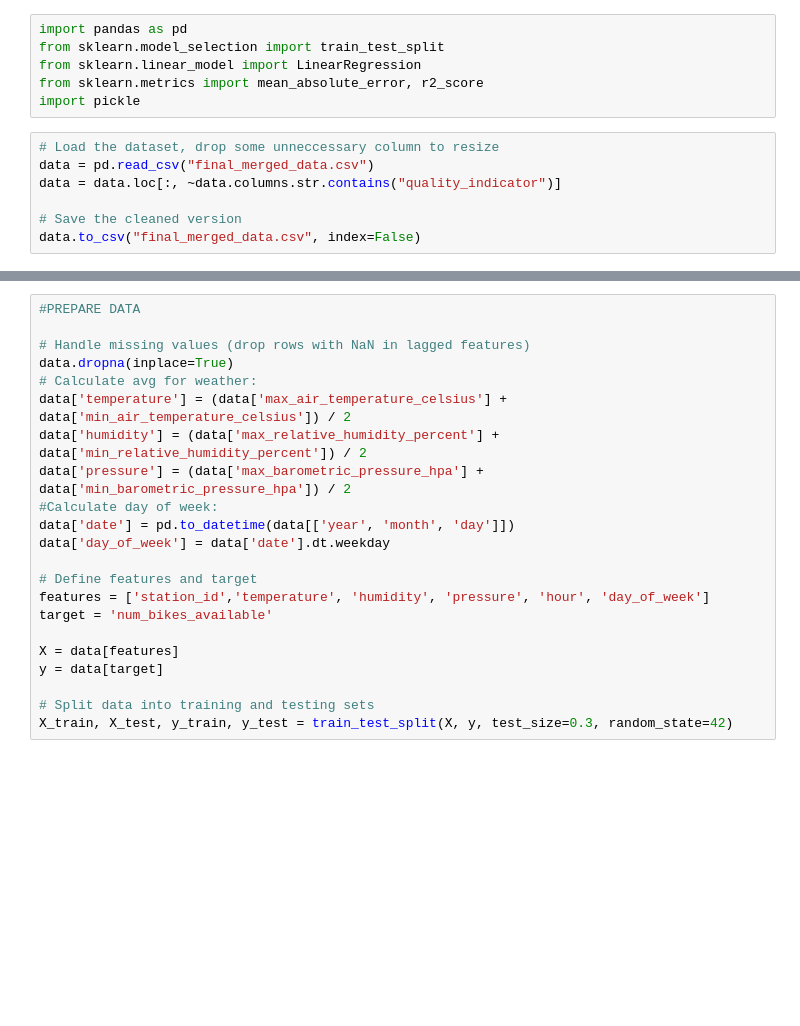
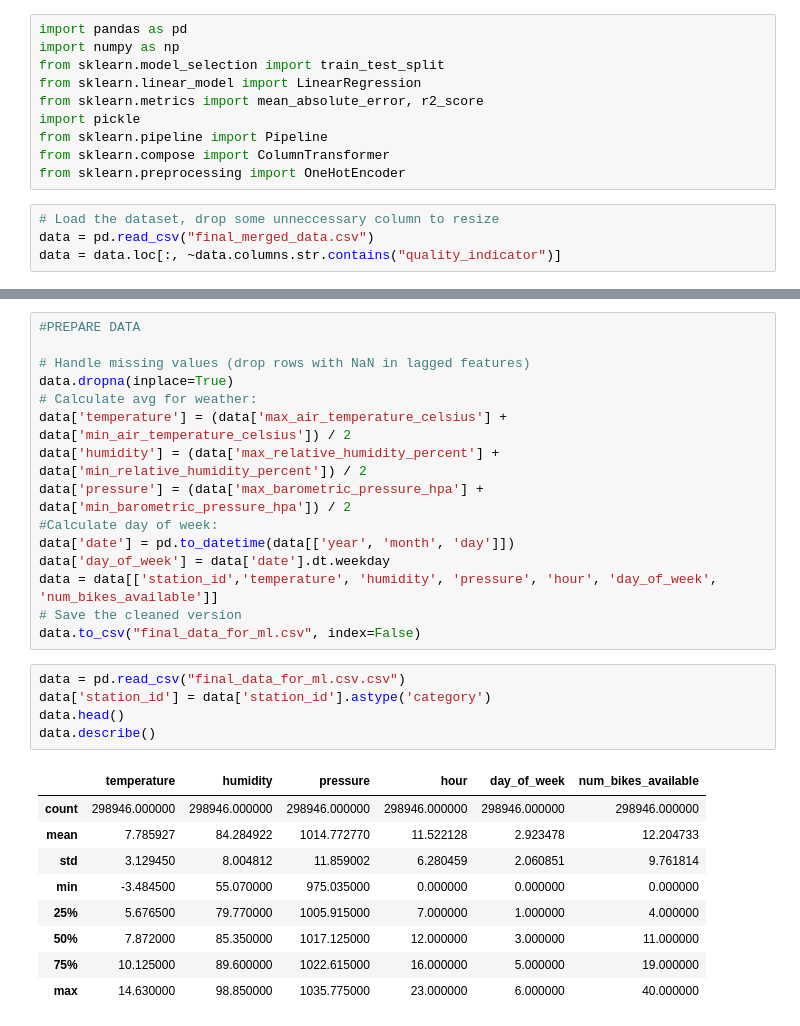
Before and after one commit to niallgiblin/COMP30830Group1, a Jupyter notebook: data/mldata.ipynb, the cells around one changed output, grey strips where cells are left out. Cells and saved outputs as stored; diff of their text form; blank space fills up the shorter version.

Commit message:
Add data used to train model and update model a bit

```diff
--- a/data/mldata.ipynb
+++ b/data/mldata.ipynb
@@ -1,16 +1,17 @@
 # %%
 import pandas as pd
+import numpy as np
 from sklearn.model_selection import train_test_split
 from sklearn.linear_model import LinearRegression
 from sklearn.metrics import mean_absolute_error, r2_score
 import pickle
+from sklearn.pipeline import Pipeline
+from sklearn.compose import ColumnTransformer
+from sklearn.preprocessing import OneHotEncoder
 # %%
 # Load the dataset, drop some unneccessary column to resize
 data = pd.read_csv("final_merged_data.csv")
 data = data.loc[:, ~data.columns.str.contains("quality_indicator")]
-
-# Save the cleaned version
-data.to_csv("final_merged_data.csv", index=False)
 # %%
 pd.set_option('display.max_columns', None)
 data.describe()
@@ -36,13 +37,21 @@ data['pressure'] = (data['max_barometric_pressure_hpa'] + data['min_barometric_p
 #Calculate day of week:
 data['date'] = pd.to_datetime(data[['year', 'month', 'day']])
 data['day_of_week'] = data['date'].dt.weekday
-
-# Define features and target
-features = ['station_id','temperature', 'humidity', 'pressure', 'hour', 'day_of_week']
-target = 'num_bikes_available'
-
-X = data[features]
-y = data[target]
-
-# Split data into training and testing sets
-X_train, X_test, y_train, y_test = train_test_split(X, y, test_size=0.3, random_state=42)
+data = data[['station_id','temperature', 'humidity', 'pressure', 'hour', 'day_of_week', 'num_bikes_available']]
+# Save the cleaned version
+data.to_csv("final_data_for_ml.csv", index=False)
+# %%
+data = pd.read_csv("final_data_for_ml.csv.csv")
+data['station_id'] = data['station_id'].astype('category')
+data.head()
+data.describe()
+# %% [output]
+|  | temperature | humidity | pressure | hour | day_of_week | num_bikes_available |
+| count | 298946.000000 | 298946.000000 | 298946.000000 | 298946.000000 | 298946.000000 | 298946.000000 |
+| mean | 7.785927 | 84.284922 | 1014.772770 | 11.522128 | 2.923478 | 12.204733 |
+| std | 3.129450 | 8.004812 | 11.859002 | 6.280459 | 2.060851 | 9.761814 |
+| min | -3.484500 | 55.070000 | 975.035000 | 0.000000 | 0.000000 | 0.000000 |
+| 25% | 5.676500 | 79.770000 | 1005.915000 | 7.000000 | 1.000000 | 4.000000 |
+| 50% | 7.872000 | 85.350000 | 1017.125000 | 12.000000 | 3.000000 | 11.000000 |
+| 75% | 10.125000 | 89.600000 | 1022.615000 | 16.000000 | 5.000000 | 19.000000 |
+| max | 14.630000 | 98.850000 | 1035.775000 | 23.000000 | 6.000000 | 40.000000 |
```
Also changed, not shown: parts of 4 cells of this notebook, 1 other file.
